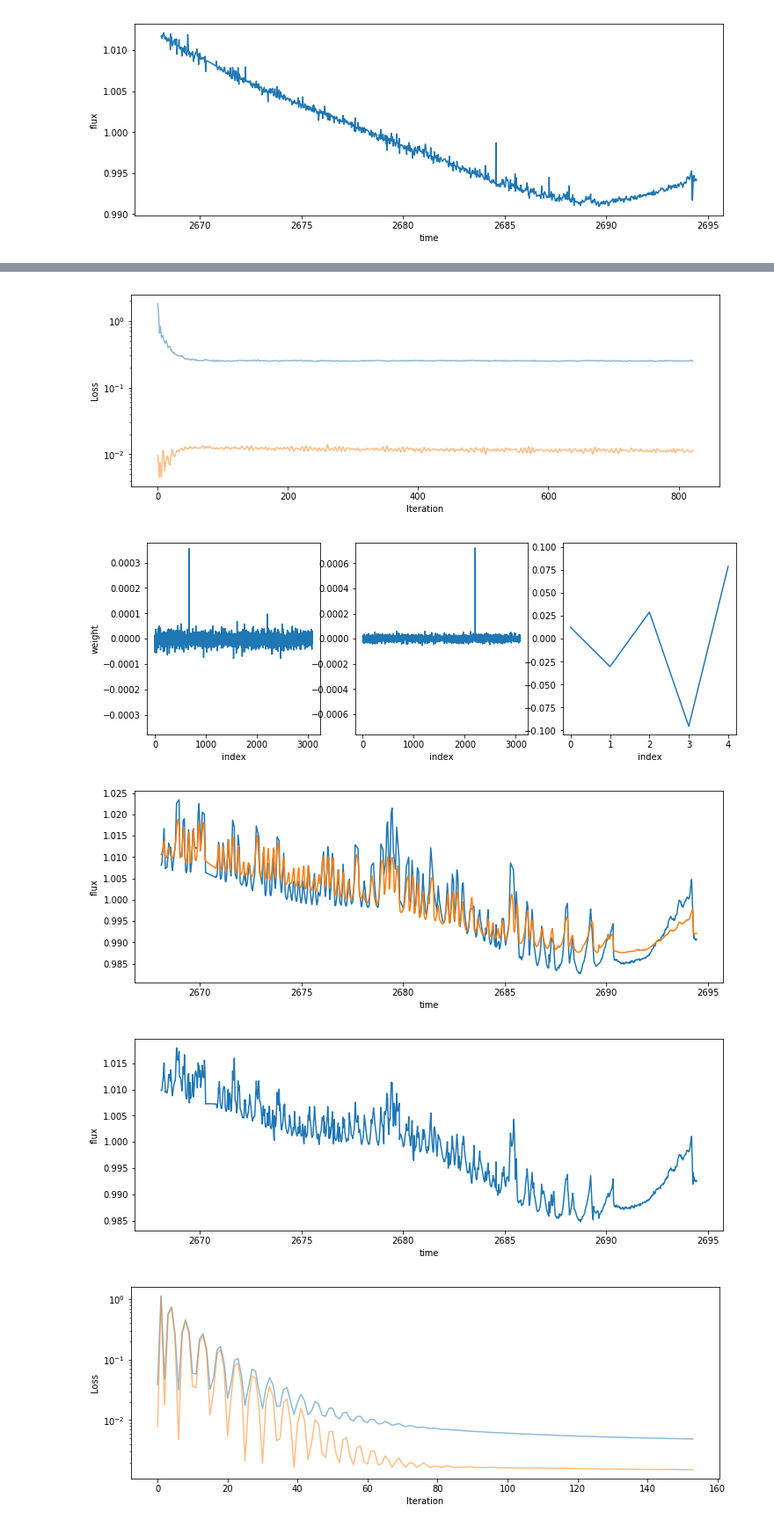
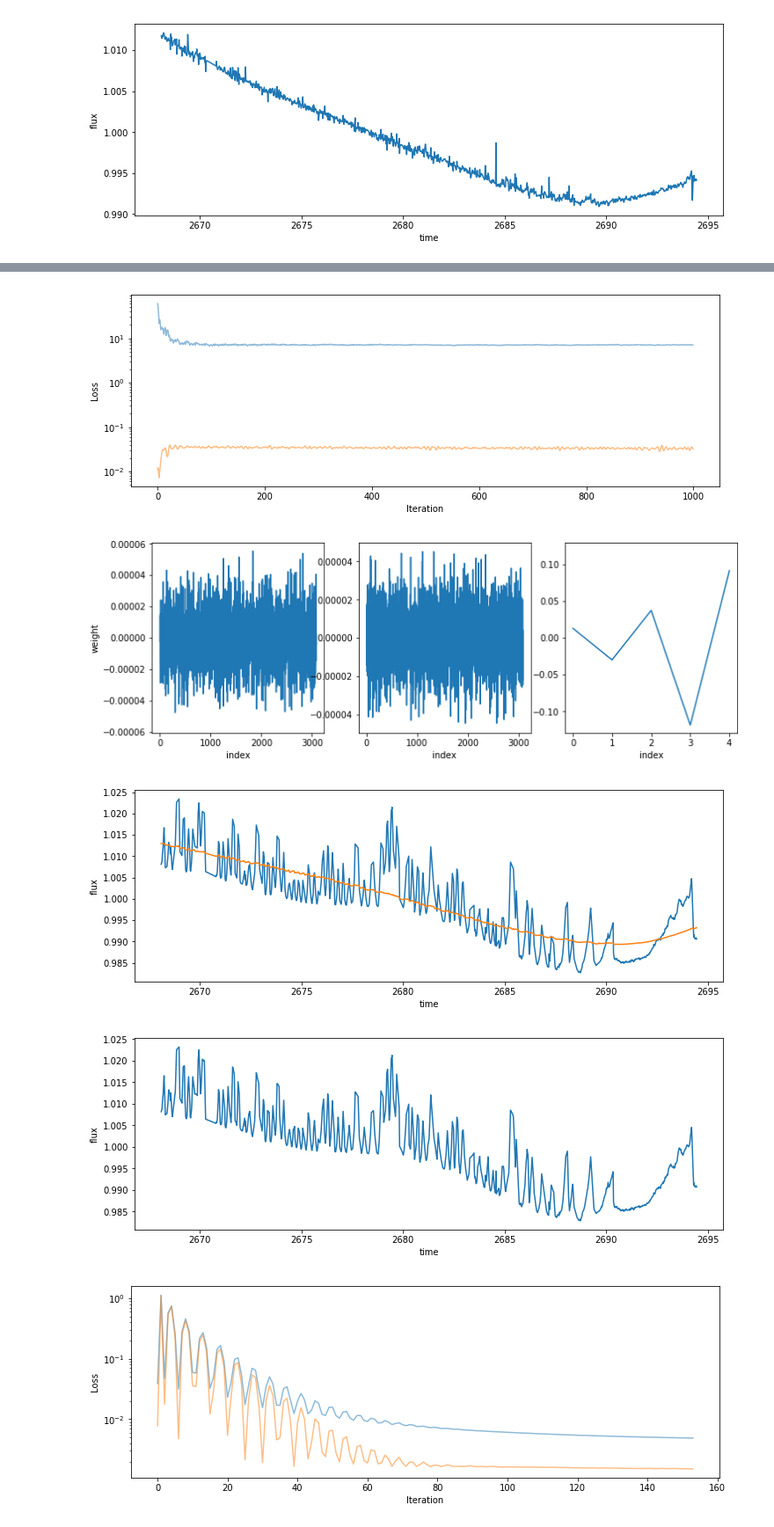
Before and after one commit to rodluger/L1, a Jupyter notebook: old/c9/c9-test.ipynb, the cells around one changed output, grey strips where cells are left out. Shown at 88% size. Cells and saved outputs as stored; diff of their text form; code cells hidden in the pictures.

```diff
--- a/c9-test.ipynb
+++ b/old/c9/c9-test.ipynb
@@ -468,10 +471,10 @@ DetrendCV(target_lc, wze, nsteps=1000)
 # %%
-wadam = DetrendAdam(target_lc, wze, lam=[3, 3, 1e-5], nsteps=1000, lr=1e-4)
+wadam = DetrendAdam(target_lc, wze, lam=[1e2, 1e2, 1e-5], nsteps=1000, lr=1e-4)
 # %% [output]
-[figure, old version]
+[figure, new version]
-[figure, old version]
+[figure, new version]
-[figure, old version]
+[figure, new version]
-[figure, old version]
+[figure, new version]
 # %%
 wadam = DetrendAdam(target_lc, wze, lam=[1e-1, 1e-3, 1e-5], nsteps=1000, lr=1e-4, conv_tol=1e-6)
 # %% [output]
```
Also changed, not shown: parts of 4 cells of this notebook, 6 other files.
